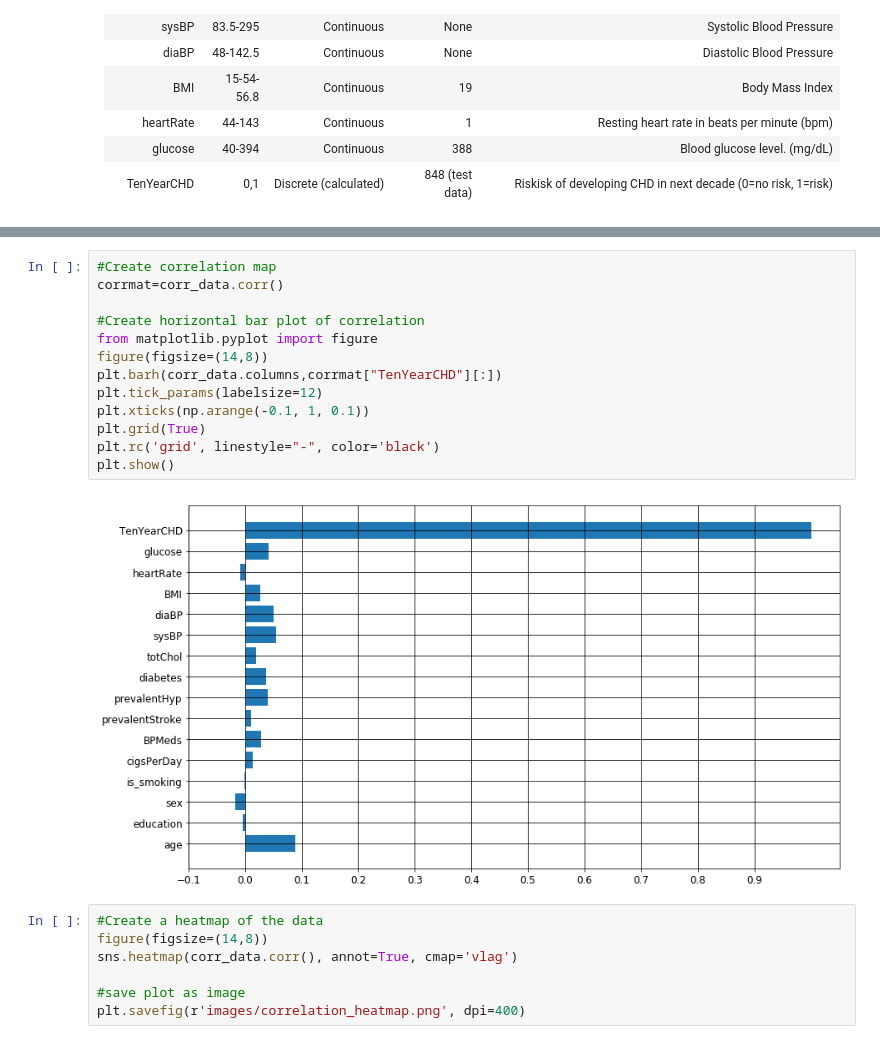
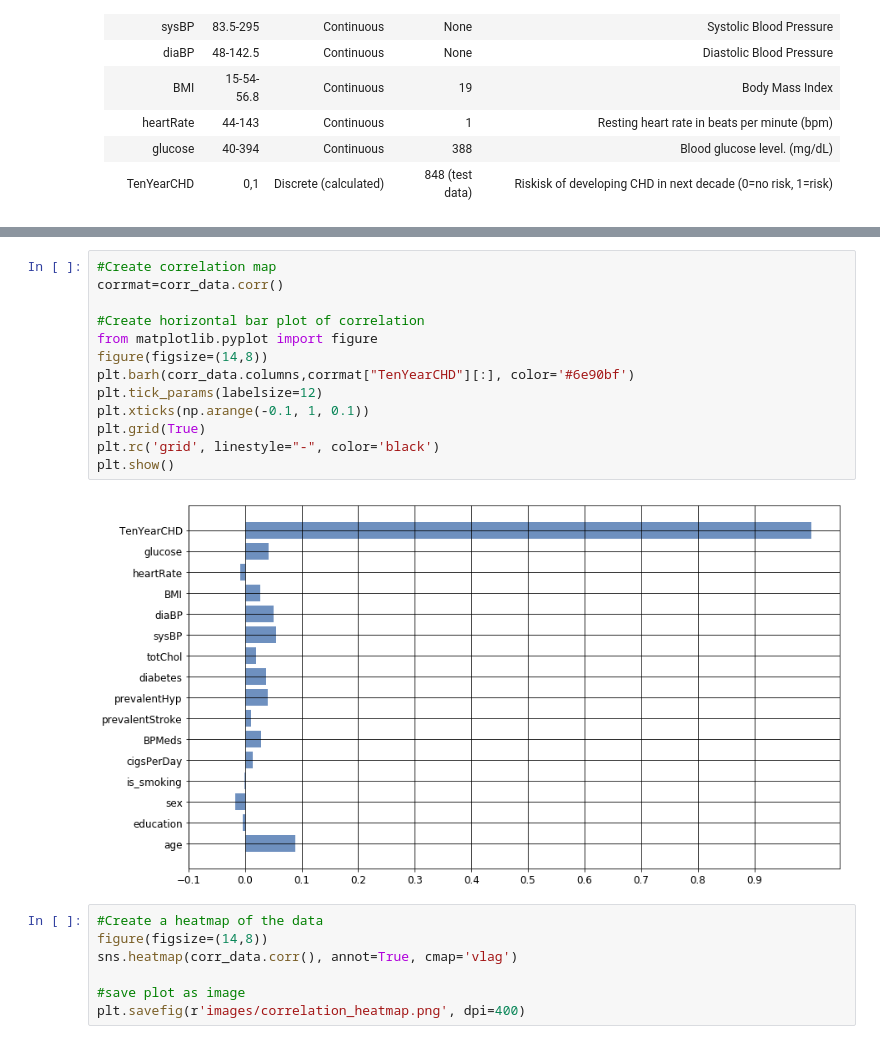
Before and after one commit to CJEJansson/Springboard_Projects, a Jupyter notebook: Capstone 2/Predicting Cardiovascular Disease.ipynb, the cells around one changed output, grey strips where cells are left out. Saved outputs shown, nothing was run; the diff lists cells and outputs as text.

```diff
--- a/Capstone 2/Predicting Cardiovascular Disease.ipynb
+++ b/Capstone 2/Predicting Cardiovascular Disease.ipynb
@@ -646,18 +652,18 @@ corr_data
 # %%
 #Create correlation map
 corrmat=corr_data.corr()
 
 #Create horizontal bar plot of correlation
 from matplotlib.pyplot import figure
 figure(figsize=(14,8))
-plt.barh(corr_data.columns,corrmat["TenYearCHD"][:])
+plt.barh(corr_data.columns,corrmat["TenYearCHD"][:], color='#6e90bf')
 plt.tick_params(labelsize=12)
 plt.xticks(np.arange(-0.1, 1, 0.1))
 plt.grid(True)
 plt.rc('grid', linestyle="-", color='black')
 plt.show()
 # %% [output]
-[figure, old version]
+[figure, new version]
 # %%
 #Create a heatmap of the data
 figure(figsize=(14,8))
```
Also changed, not shown: parts of 51 cells of this notebook, 15 other files.
